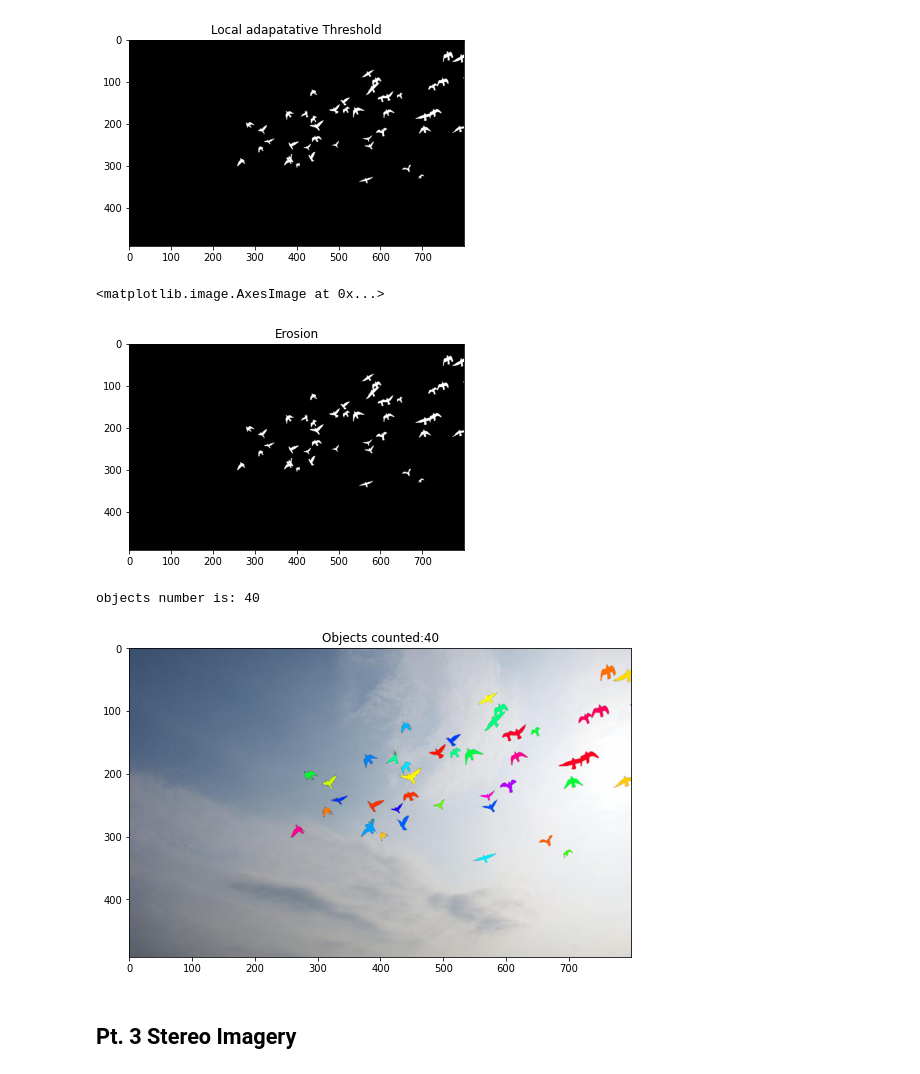
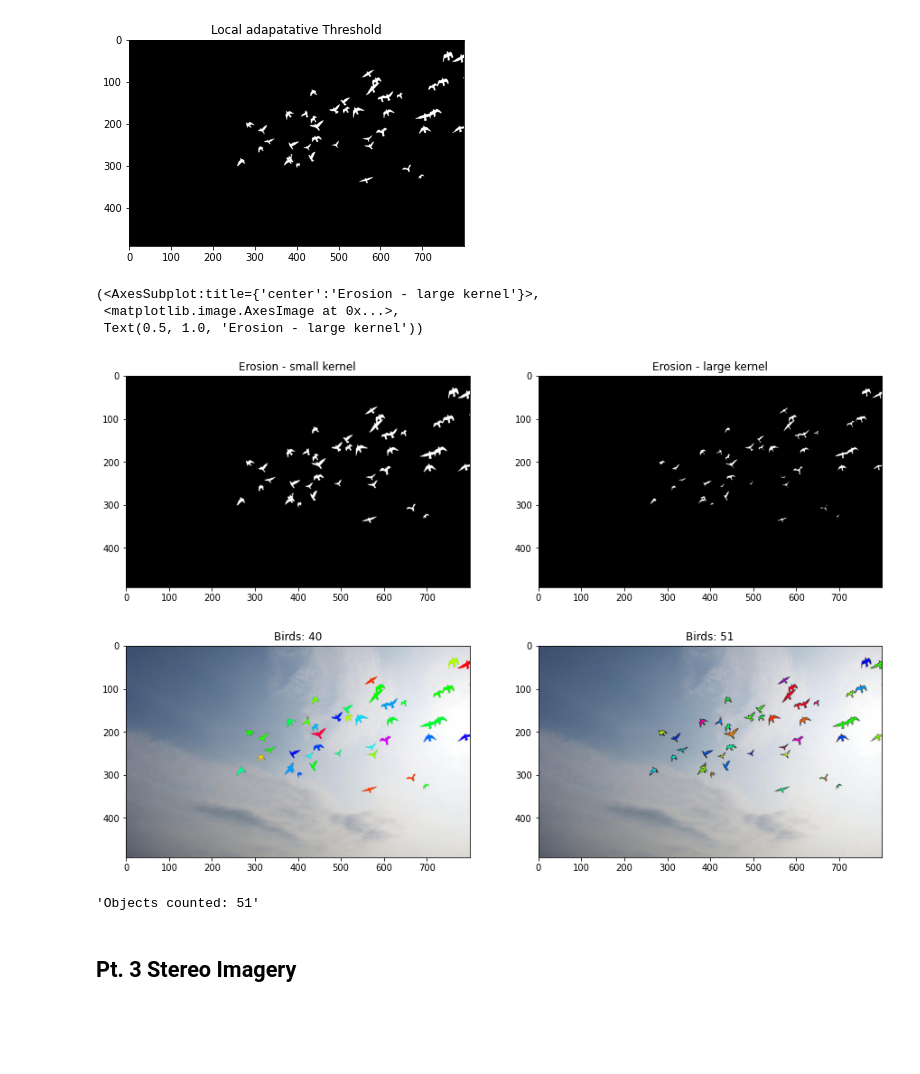
Before and after one commit to wvitzthum/CV_coursework, a Jupyter notebook: Coursework.ipynb, the cells around one changed output. Cells and saved outputs as stored; diff of their text form; code cells hidden in the pictures; blank space fills up the shorter version.

```diff
--- a/Coursework.ipynb
+++ b/Coursework.ipynb
@@ -87,42 +112,54 @@ plt.imshow(thresh, cmap="gray", vmin=0, vmax=255)
 # %%
 # Dilatation
 # trying to separate the birds from each other
 # not possible in some cases
-kernel = np.ones((1,1), np.uint8)
-img_eroded = cv2.erode(thresh, kernel, iterations=1)
-plt.title('Erosion')
-plt.imshow(img_eroded, cmap="gray")
+kernel_small = np.ones((1,1), np.uint8)
+kernel_large = np.ones((3,3), np.uint8)
+img_eroded_small = cv2.erode(thresh, kernel_small, iterations=1)
+img_eroded_large = cv2.erode(thresh, kernel_large, iterations=1)
+
+plt.figure(figsize=(15, 8))
+plt.subplot(121),plt.imshow(img_eroded_small, 'gray'),plt.title('Erosion - small kernel')
+plt.subplot(122),plt.imshow(img_eroded_large, 'gray'),plt.title('Erosion - large kernel')
 # %% [output]
-<matplotlib.image.AxesImage at 0x...>
+(<AxesSubplot:title={'center':'Erosion - large kernel'}>,
+ <matplotlib.image.AxesImage at 0x...>,
+ Text(0.5, 1.0, 'Erosion - large kernel'))
-[figure, old version]
+[figure, new version]
 # %%
-ret, labels = cv2.connectedComponents(img_eroded)
+eroded_versions = [img_eroded_small, img_eroded_large]
+labels = ['Erosion - small kernel', 'Erosion - larger kernel']
+plt.figure(figsize=(15,8))
+for _, img in enumerate(eroded_versions):
+    ret, labels = cv2.connectedComponents(img)
 
-# create random labels without duplicates and assign them to the pixels
-random_labels = random.sample(range(1, 255), len(np.unique(labels)))
-label_hue = labels
-for i, x in enumerate(np.unique(labels)[1:]):
-    label_hue[label_hue==x] = random_labels[i]
-# convert hue labels to int
-label_hue = np.uint8(label_hue)
-# create blank channel
-blank_ch = 255 * np.ones_like(label_hue)
-# merge into 3 channels
-labeled_img = cv2.merge([label_hue, blank_ch, blank_ch])
+    # create random labels without duplicates and assign them to the pixels
+    random_labels = random.sample(range(1, 255), len(np.unique(labels)))
+    label_hue = labels
+    for i, x in enumerate(np.unique(labels)[1:]):
+        label_hue[label_hue==x] = random_labels[i]
+    # convert hue labels to int
+    label_hue = np.uint8(label_hue)
+    # create blank channel
+    blank_ch = 255 * np.ones_like(label_hue)
+    # merge into 3 channels
+    labeled_img = cv2.merge([label_hue, blank_ch, blank_ch])
 
-# convert label image to bgr color space
-labeled_img = cv2.cvtColor(labeled_img, cv2.COLOR_HSV2BGR)
-# convert image color space to same as labels so we can combine them
-birds_BGR = cv2.cvtColor(birds_cl, cv2.COLOR_BGR2RGB)
-labeled_img[label_hue == 0] = birds_BGR[(label_hue == 0)]
+    # convert label image to bgr color space
+    labeled_img = cv2.cvtColor(labeled_img, cv2.COLOR_HSV2BGR)
+    # convert image color space to same as labels so we can combine them
+    birds_BGR = cv2.cvtColor(birds_cl, cv2.COLOR_BGR2RGB)
+    labeled_img[label_hue == 0] = birds_BGR[(label_hue == 0)]
 
-plt.figure(figsize=(9,9))
-plt.title('Objects counted:'+ str(ret-1))
-plt.imshow(labeled_img)
-print('objects number is:', ret-1)
+
+
+    plt.subplot(120+_+1),plt.imshow(labeled_img),plt.title('Birds: '+ str(ret-1))
 # %% [output]
-objects number is: 40
-[figure, old version]
+[figure, new version]
+# %%
+'Objects counted: '+ str(ret-1)
+# %% [output]
+'Objects counted: 51'
 # %% [markdown]
 ## Pt. 3 Stereo Imagery
 # %%
```
Also changed, not shown: parts of 6 cells of this notebook.
